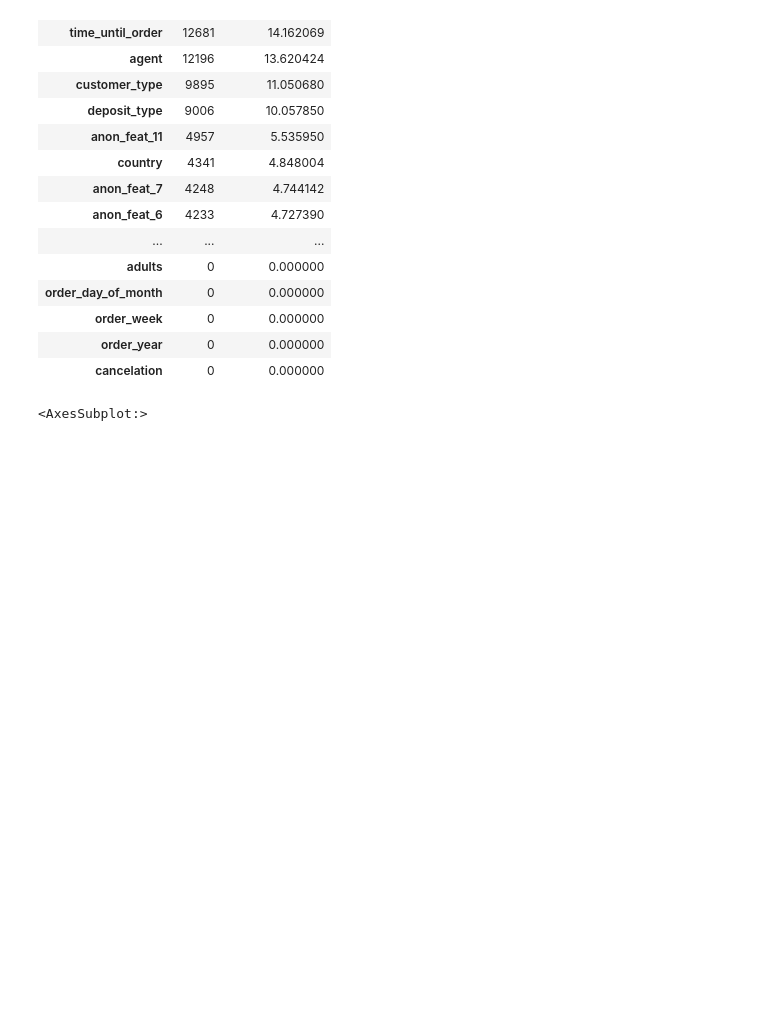
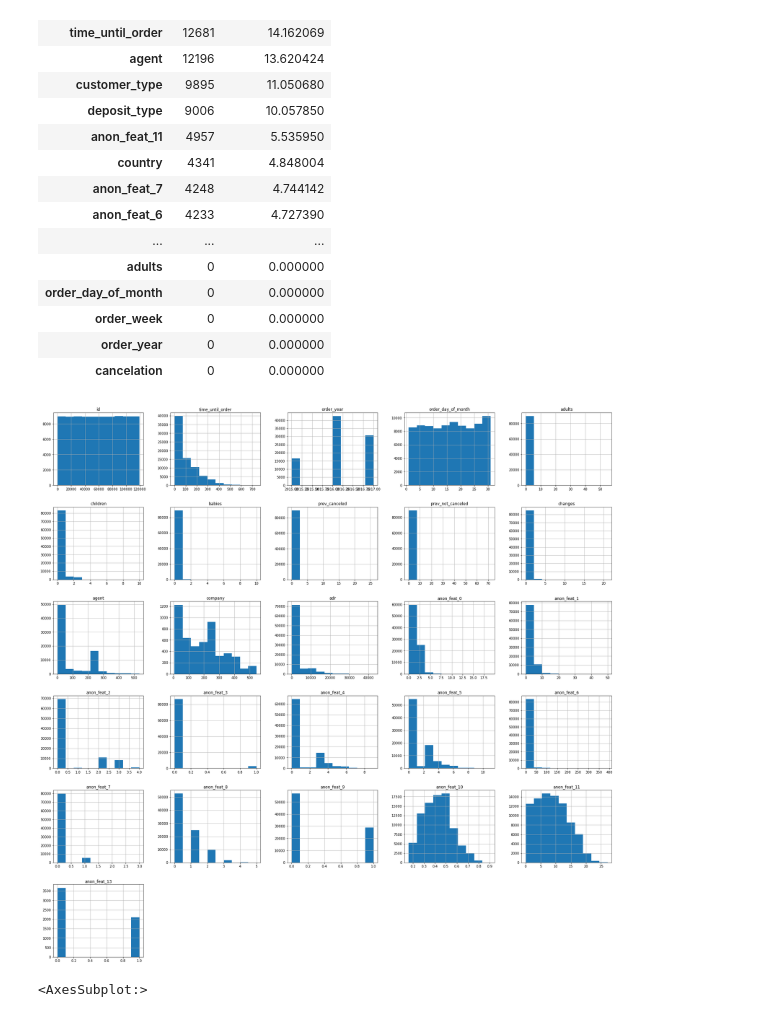
Before and after one commit to itaynussbaum/Machinelearning_308365105_205489875, a Jupyter notebook: function_analysis.ipynb, the cells around one changed output. Saved outputs shown, nothing was run; the diff lists cells and outputs as text; code cells hidden in the pictures; blank space fills up the shorter version.

```diff
--- a/function_analysis.ipynb
+++ b/function_analysis.ipynb
@@ -8,13 +16,13 @@ from sklearn.decomposition import PCA
 # %%
 #load feature_data
-df = pd.read_csv("feature_data.csv")
+X = pd.read_csv("feature_data.csv")
 #load_label_data
-df1 = pd.read_csv("label_data.csv")
+y = pd.read_csv("label_data.csv")
 #change_column_names
-df = df.rename(columns = {'Unnamed: 0':'id'})
-df1 = df1.rename(columns = {'Unnamed: 0':'id'})
+X = df.rename(columns = {'Unnamed: 0':'id'})
+y = df1.rename(columns = {'Unnamed: 0':'id'})
 #merge_data
-new_df=pd.merge(df,df1,on=['id'])
+new_df=pd.merge(X,y,on=['id'])
 new_df.head()
 # %% [output]
 |  | id | time_until_order | order_year | order_month | order_week | order_day_of_month | adults | children | ... |
@@ -72,6 +80,16 @@ missing_value_df
 | order_week | 0 | 0.000000 |
 | order_year | 0 | 0.000000 |
 | cancelation | 0 | 0.000000 |
+# %%
+#Split numerical and categorial data
+X_num = new_df.select_dtypes(include=[np.number])
+X_categ = new_df.select_dtypes(exclude=[np.number])
+# %%
+#Feature_histogram
+X_num.hist(figsize=(30,30))
+plt.show()
+# %% [output]
+[figure, added]
 # %%
 #plot null values per row
 %matplotlib inline
```
Also changed, not shown: parts of 8 cells of this notebook.
